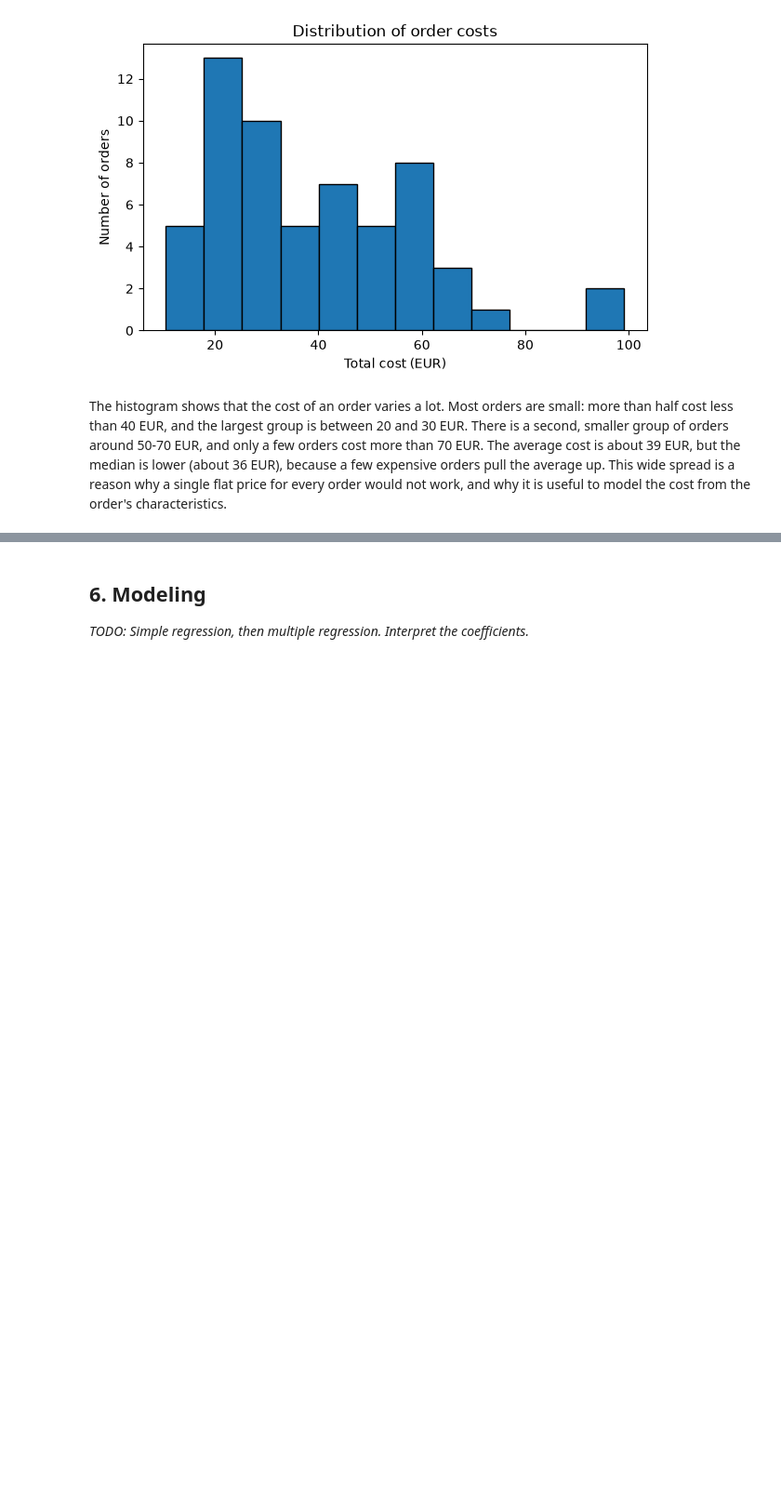
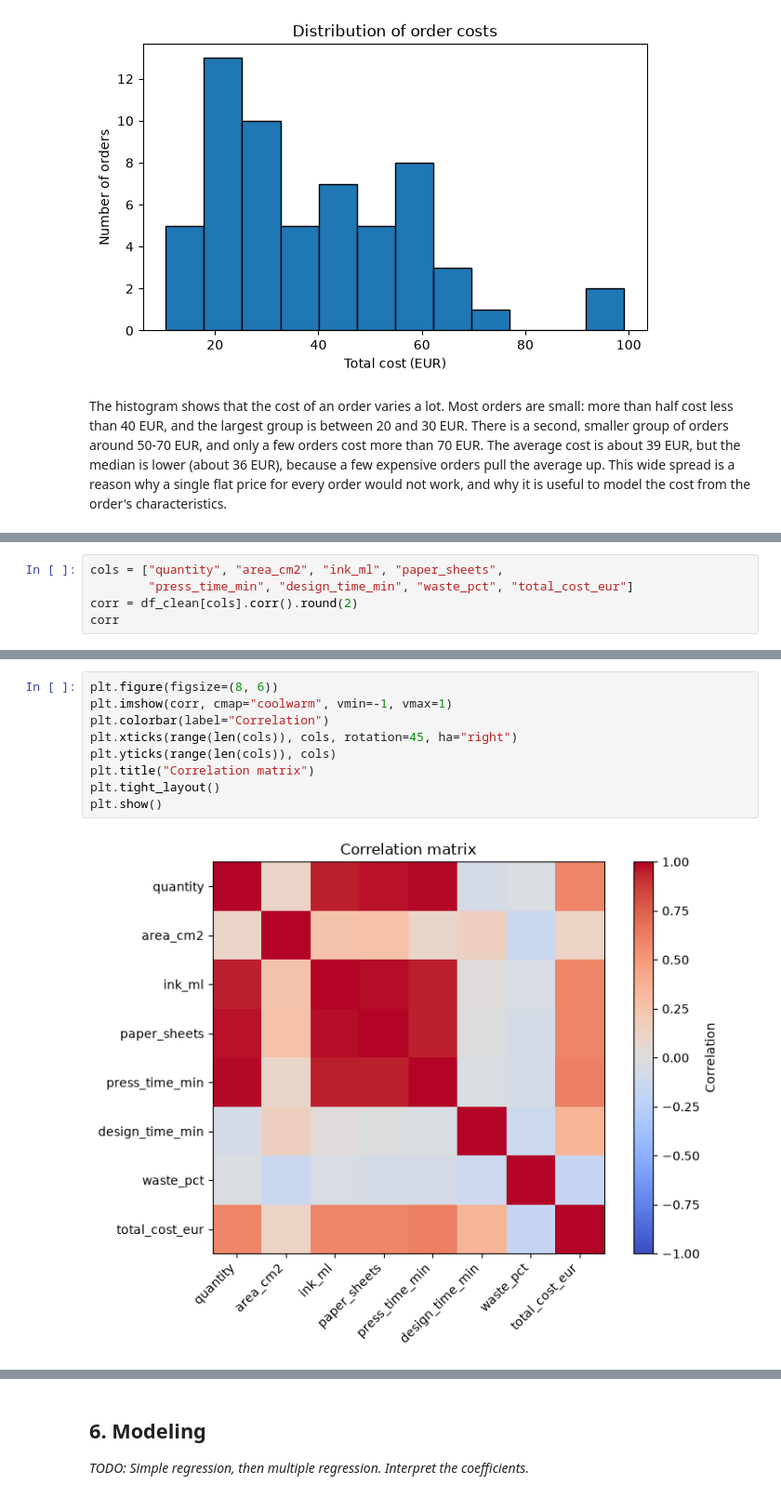
Before and after one commit to qnaatanasova86-tech/sublimation-pricing-model, a Jupyter notebook: pricing_model.ipynb, the cells around one changed output, grey strips where cells are left out. Shown at 93% size. Cells and saved outputs as stored; diff of their text form; blank space fills up the shorter version.

```diff
--- a/pricing_model.ipynb
+++ b/pricing_model.ipynb
@@ -266,0 +276,5 @@ The histogram shows that the cost of an order varies a lot. Most orders are smal
+# %%
+cols = ["quantity", "area_cm2", "ink_ml", "paper_sheets",
+        "press_time_min", "design_time_min", "waste_pct", "total_cost_eur"]
+corr = df_clean[cols].corr().round(2)
+corr
@@ -266,0 +291,11 @@ The histogram shows that the cost of an order varies a lot. Most orders are smal
+# %%
+plt.figure(figsize=(8, 6))
+plt.imshow(corr, cmap="coolwarm", vmin=-1, vmax=1)
+plt.colorbar(label="Correlation")
+plt.xticks(range(len(cols)), cols, rotation=45, ha="right")
+plt.yticks(range(len(cols)), cols)
+plt.title("Correlation matrix")
+plt.tight_layout()
+plt.show()
+# %% [output]
+[figure, added]
```
Also changed, not shown: parts of 6 cells of this notebook.
